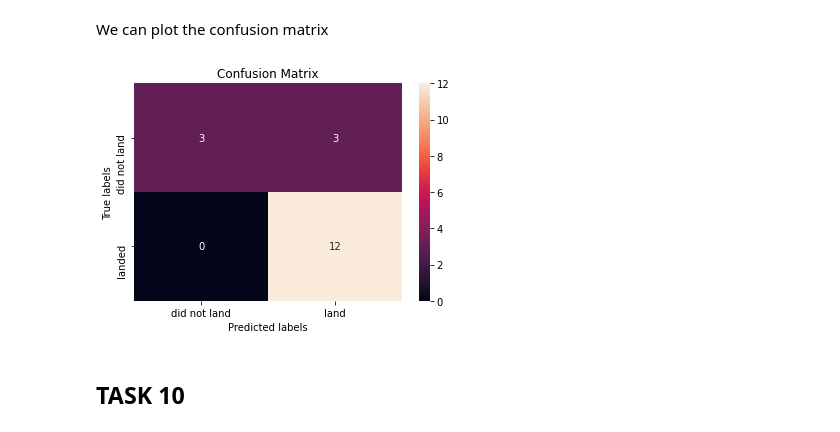
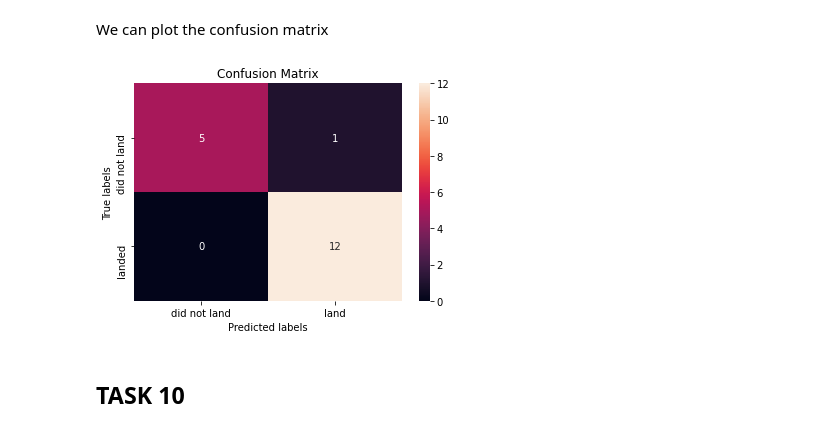
Before and after one commit to marco89bug/testrepo, a Jupyter notebook: Machine Learning Prediction lab.ipynb, the cells around one changed output. Cells and saved outputs as stored; diff of their text form; code cells hidden in the pictures.

```diff
--- a/Machine Learning Prediction lab.ipynb
+++ b/Machine Learning Prediction lab.ipynb
@@ -274,10 +274,10 @@ Accuracy using the decision tree method: 0.8333333333333334
 # %% [markdown]
 We can plot the confusion matrix
 # %%
-yhat = svm_cv.predict(X_test)
+yhat = tree_cv.predict(X_test)
 plot_confusion_matrix(Y_test,yhat)
 # %% [output]
-[figure, old version]
+[figure, new version]
 # %% [markdown]
 ## TASK  10
 # %% [markdown]
```
Also changed, not shown: parts of 5 cells of this notebook.
